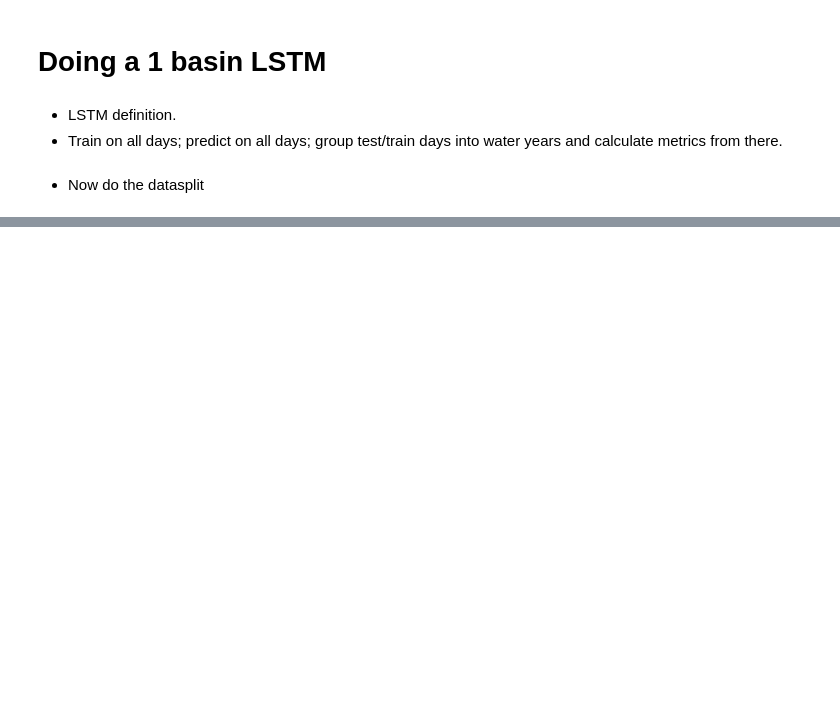
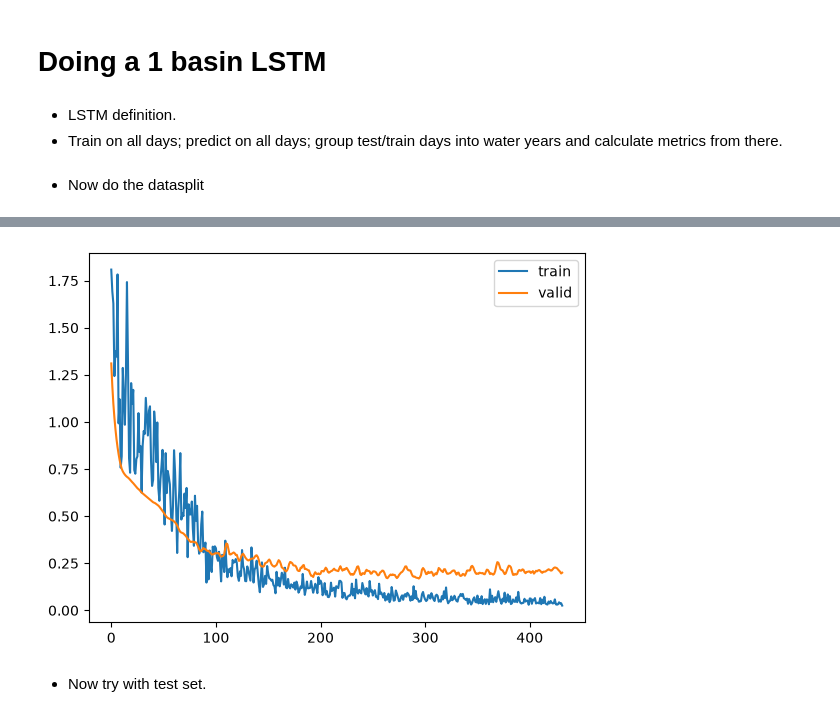
Before and after one commit to JoeyWee1/Recreating-Analysis-of-Deep-learning-rainfall-runoff-predictions-of-extreme-events, a Jupyter notebook: LSTM1.ipynb, the cells around one changed output, grey strips where cells are left out. Saved outputs shown, nothing was run; the diff lists cells and outputs as text; code cells hidden in the pictures; blank space fills up the shorter version.

Commit message:
trained single basin lstm

```diff
--- a/LSTM1.ipynb
+++ b/LSTM1.ipynb
@@ -62,7 +62,7 @@ class LSTMModel(nn.Module):
 from torch.utils.data import Dataset, DataLoader
 
 class BasinDataset(Dataset):
-    def __init__(self, features, streamflow, water_year, seq_len=365):
+    def __init__(self, features, streamflow, water_years, seq_len=365):
         '''
         features in time, num_features dimensional numpy array
         streamflow in time dimensional numpy array
@@ -70,6 +70,7 @@ class BasinDataset(Dataset):
         self.x = torch.tensor(features, dtype=torch.float32)
         self.y = torch.tensor(streamflow, dtype=torch.float32)
         self.seq_len = seq_len
+        self.water_years = water_years
 
     def __len__(self): # this is one of those things dataloader needs from a dataset
         return len(self.y) - self.seq_len # There are total - 365 sequences available
@@ -77,7 +78,8 @@ class BasinDataset(Dataset):
     def __getitem__(self, i):
         x_seq = self.x[i : i + self.seq_len]
         y_val = self.y[i + self.seq_len]
-        return x_seq, y_val
+        t_val = self.water_years[i + self.seq_len]
+        return x_seq, y_val, t_val
 
 # Define the normalised square loss for the training
 def nse_loss(y_pred, y_obs, std_train):
@@ -108,0 +229,11 @@ np.int64(1999)
+# %%
+import matplotlib.pyplot as plt
+
+plt.plot(train_loss_history, label = 'train')
+plt.plot(valid_loss_history, label = 'valid')
+plt.legend()
+plt.show()
+# %% [output]
+[figure, added]
+# %% [markdown]
+- Now try with test set.
```
Also changed, not shown: parts of 3 cells of this notebook, 1 other file.
